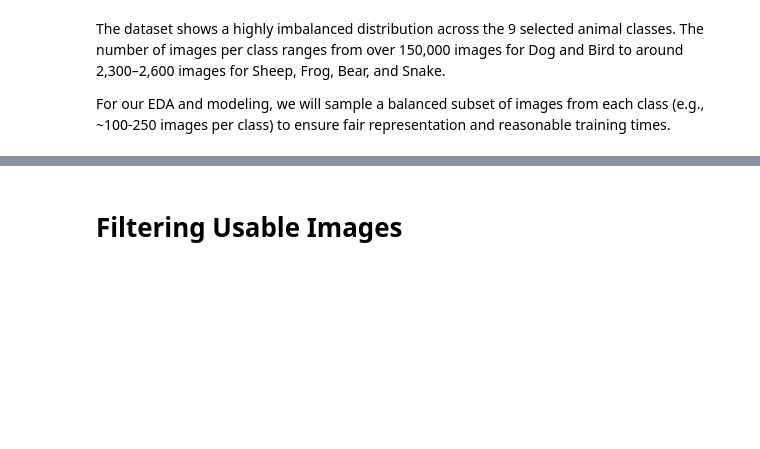
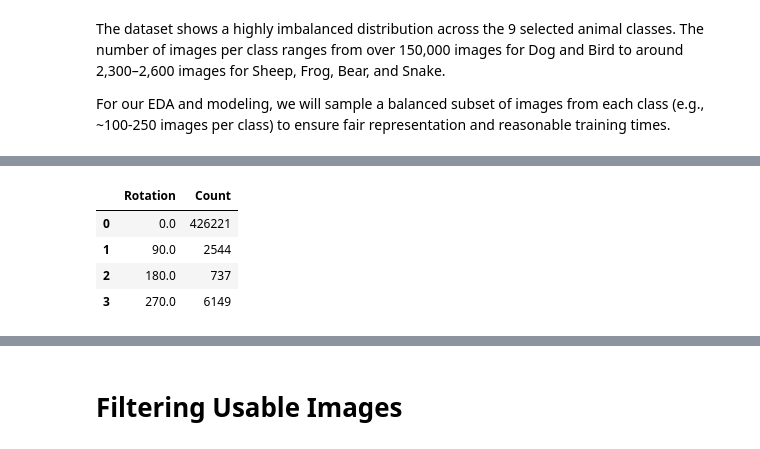
Before and after one commit to smpooleChicago/Data37000_AnnaVibhaSophie_Final, a Jupyter notebook: src/EDA.ipynb, the cells around one changed output, grey strips where cells are left out. Cells and saved outputs as stored; diff of their text form; code cells hidden in the pictures; blank space fills up the shorter version.

```diff
--- a/src/EDA.ipynb
+++ b/src/EDA.ipynb
@@ -78,0 +120,17 @@ plt.show()
+# %%
+rotation_table = (
+    train_labels_merged['Rotation']
+    .value_counts()
+    .rename_axis('Rotation')
+    .reset_index(name='Count')
+    .sort_values('Rotation')
+)
+
+rotation_table = rotation_table.reset_index(drop=True)
+rotation_table
+# %% [output]
+|  | Rotation | Count |
+| 0 | 0.0 | 426221 |
+| 1 | 90.0 | 2544 |
+| 2 | 180.0 | 737 |
+| 3 | 270.0 | 6149 |
```
Also changed, not shown: parts of 10 cells of this notebook, 2 other files.
